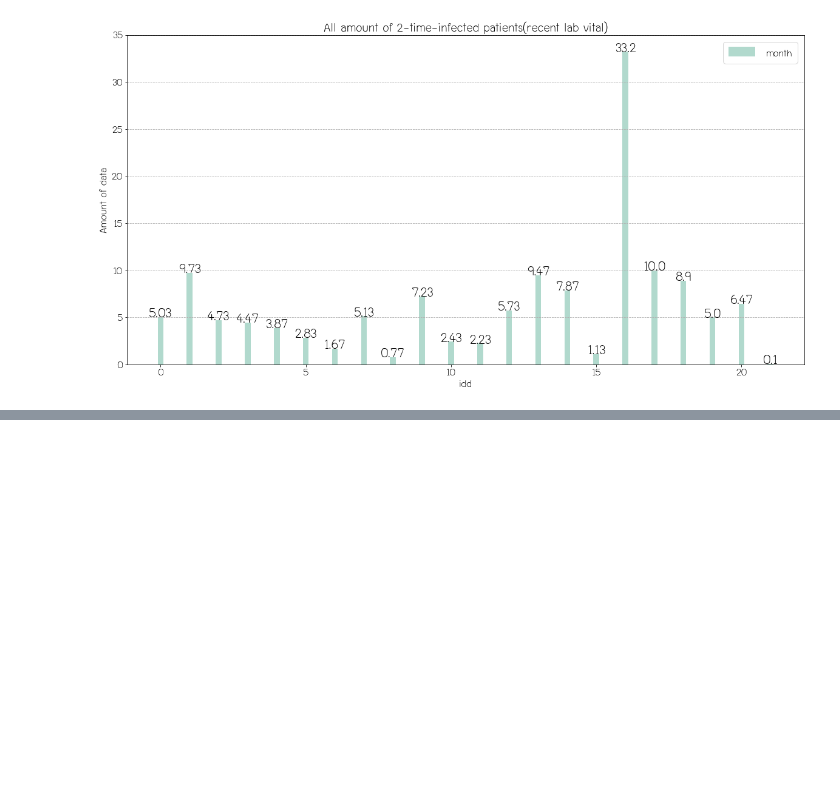
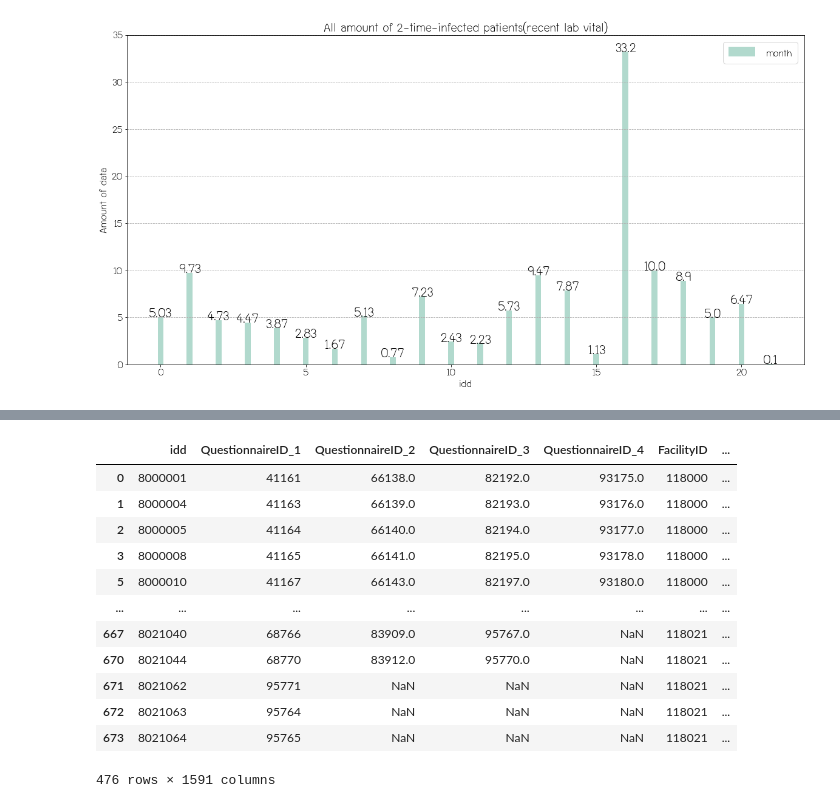
Before and after one commit to KittiphobChuaicharoensuk/Machine-Learning, a Jupyter notebook: PD analysis.ipynb, the cells around one changed output, grey strips where cells are left out. Saved outputs shown, nothing was run; the diff lists cells and outputs as text; code cells hidden in the pictures; blank space fills up the shorter version.

```diff
--- a/PD analysis.ipynb
+++ b/PD analysis.ipynb
@@ -769,0 +786,23 @@ plt.show()
+# %%
+normal_people = []
+
+for i in range(len(df_feat.idd.to_list())):
+    if df_feat.iloc[i].idd not in df_infect.idd.to_list():
+        normal_people.append(df_feat.iloc[i])
+
+df_normal_feat = pd.DataFrame(normal_people)
+df_normal_feat
+# %% [output]
+|  | idd | QuestionnaireID_1 | QuestionnaireID_2 | QuestionnaireID_3 | QuestionnaireID_4 | FacilityID | ... |
+| 0 | 8000001 | 41161 | 66138.0 | 82192.0 | 93175.0 | 118000 | ... |
+| 1 | 8000004 | 41163 | 66139.0 | 82193.0 | 93176.0 | 118000 | ... |
+| 2 | 8000005 | 41164 | 66140.0 | 82194.0 | 93177.0 | 118000 | ... |
+| 3 | 8000008 | 41165 | 66141.0 | 82195.0 | 93178.0 | 118000 | ... |
+| 5 | 8000010 | 41167 | 66143.0 | 82197.0 | 93180.0 | 118000 | ... |
+| ... | ... | ... | ... | ... | ... | ... | ... |
+| 667 | 8021040 | 68766 | 83909.0 | 95767.0 | NaN | 118021 | ... |
+| 670 | 8021044 | 68770 | 83912.0 | 95770.0 | NaN | 118021 | ... |
+| 671 | 8021062 | 95771 | NaN | NaN | NaN | 118021 | ... |
+| 672 | 8021063 | 95764 | NaN | NaN | NaN | 118021 | ... |
+| 673 | 8021064 | 95765 | NaN | NaN | NaN | 118021 | ... |
+476 rows × 1591 columns
```
Also changed, not shown: parts of 6 cells of this notebook.
